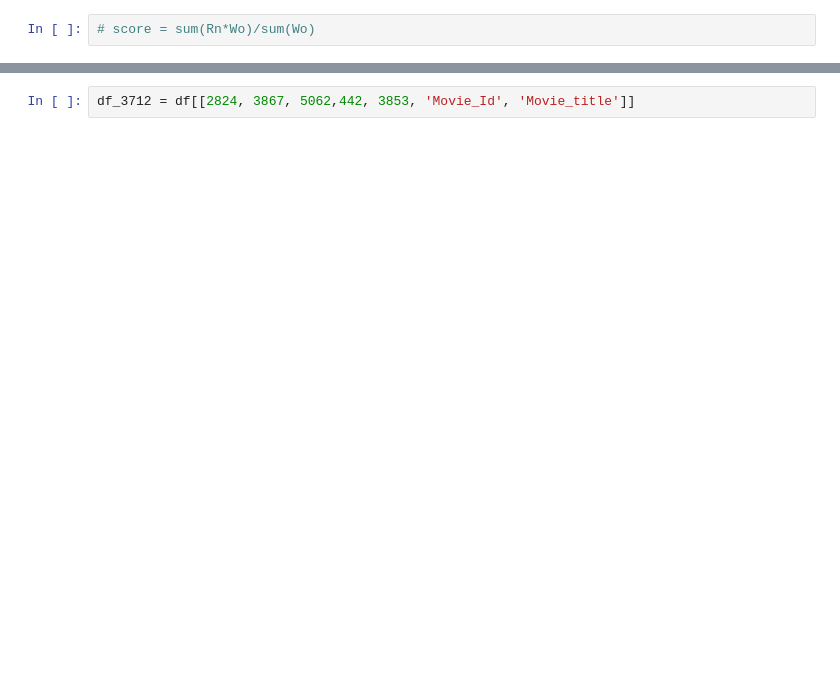
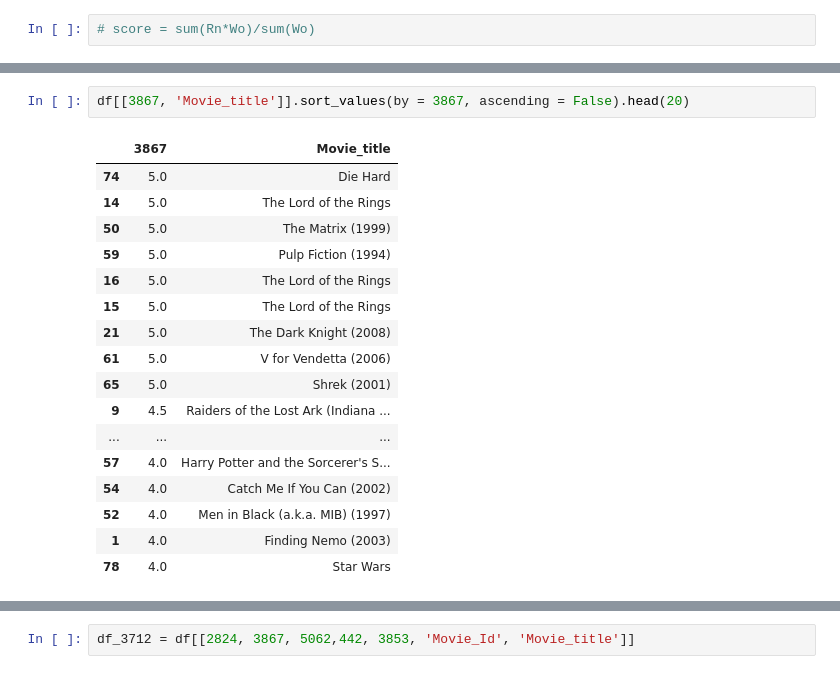
Before and after one commit to ali-d-nasseri/Recommender-System, a Jupyter notebook: Coursera Notes/Coursera project.ipynb, the cells around one changed output, grey strips where cells are left out. Drawn from its saved outputs; the diff is of its cells as text; blank space fills up the shorter version.

```diff
--- a/Coursera Notes/Coursera project.ipynb
+++ b/Coursera Notes/Coursera project.ipynb
@@ -128,0 +133,20 @@ dtype: float64
+# %%
+df[[3867, 'Movie_title']].sort_values(by = 3867, ascending = False).head(20)
+# %% [output]
+|  | 3867 | Movie_title |
+| 74 | 5.0 | Die Hard |
+| 14 | 5.0 | The Lord of the Rings |
+| 50 | 5.0 | The Matrix (1999) |
+| 59 | 5.0 | Pulp Fiction (1994) |
+| 16 | 5.0 | The Lord of the Rings |
+| 15 | 5.0 | The Lord of the Rings |
+| 21 | 5.0 | The Dark Knight (2008) |
+| 61 | 5.0 | V for Vendetta (2006) |
+| 65 | 5.0 | Shrek (2001) |
+| 9 | 4.5 | Raiders of the Lost Ark (Indiana ... |
+| ... | ... | ... |
+| 57 | 4.0 | Harry Potter and the Sorcerer's S... |
+| 54 | 4.0 | Catch Me If You Can (2002) |
+| 52 | 4.0 | Men in Black (a.k.a. MIB) (1997) |
+| 1 | 4.0 | Finding Nemo (2003) |
+| 78 | 4.0 | Star Wars |
```
Also changed, not shown: parts of 102 cells of this notebook.
